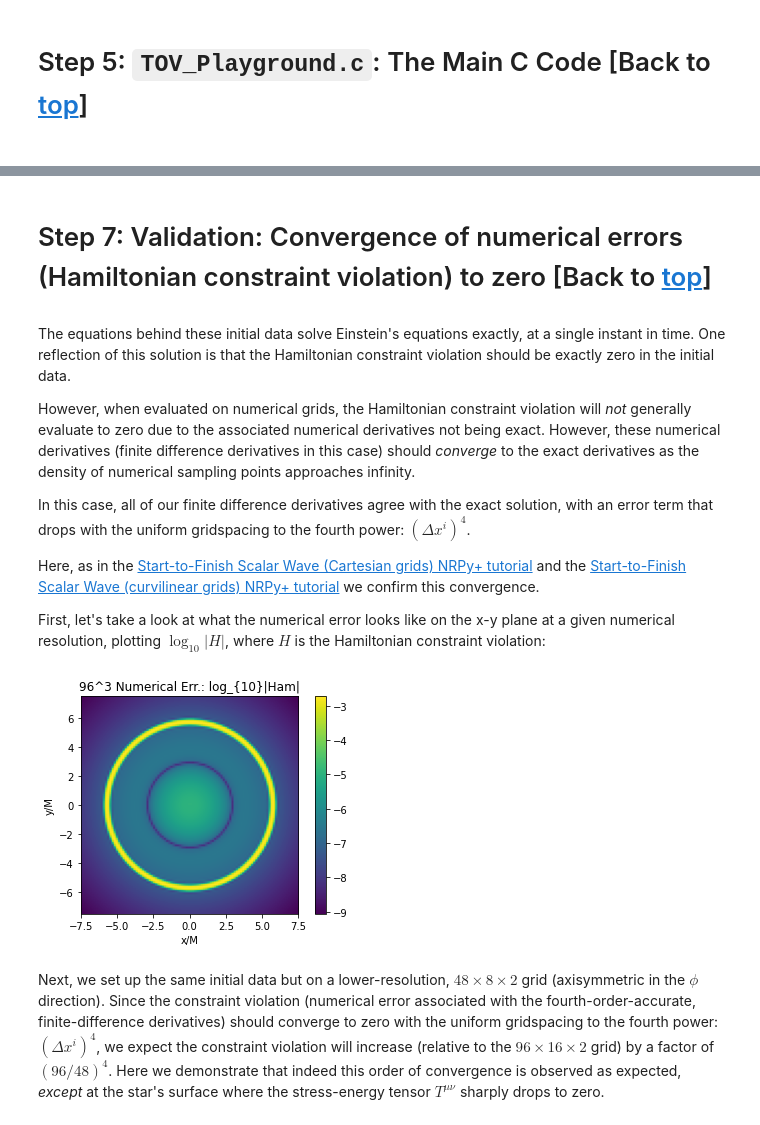
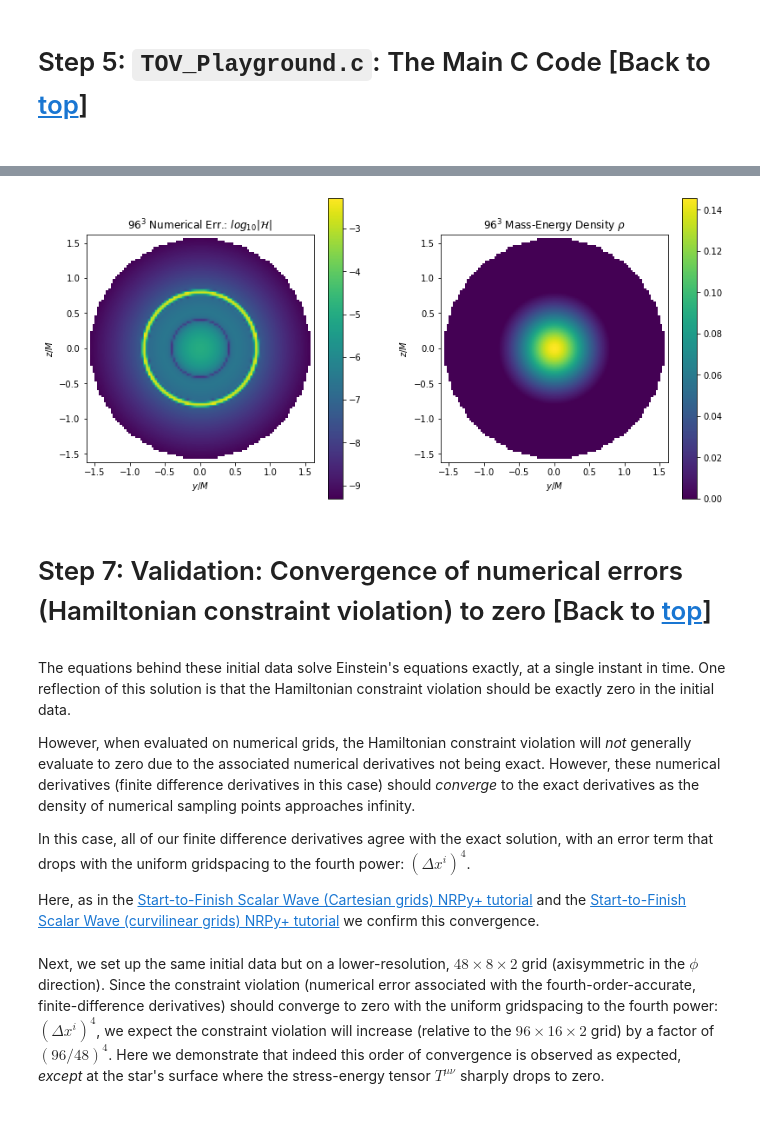
Before and after one commit to stevenrbrandt/nrpytutorial, a Jupyter notebook: in_progress/Tutorial-Start_to_Finish-BSSNCurvilinear-TOV_Initial_Data_new_way.ipynb, the cells around one changed output, grey strips where cells are left out. Saved outputs shown, nothing was run; the diff lists cells and outputs as text; code cells hidden in the pictures.

```diff
--- a/in_progress/Tutorial-Start_to_Finish-BSSNCurvilinear-TOV_Initial_Data_new_way.ipynb
+++ b/in_progress/Tutorial-Start_to_Finish-BSSNCurvilinear-TOV_Initial_Data_new_way.ipynb
@@ -190,7 +193,7 @@ else:
 
 import TOV.TOV_Solver as TOV
 M_TOV, R_Schw_TOV, R_iso_TOV = TOV.TOV_Solver(eos,
-                                              outfile="outputTOVpolytrope.txt",
+                                              outfile=os.path.join(Ccodesrootdir, "TOVdata.txt"),
                                               rho_baryon_central=rho_baryon_central,
                                               return_M_RSchw_and_Riso = True,
                                               verbose = True)
@@ -736,3 +449,42 @@ Image("BHB.png")
+# %%
+import diagnostics_generic.process_2D_data as plot2D
+xy_extent=domain_size
+# Data are in format x,y,z, CF,Ham,rho
+output_grid_x, output_grid_y, output_grid_data_Ham = \
+    plot2D.generate_uniform_2D_grid('out96.txt', 1,2,4, [-xy_extent,xy_extent], [-xy_extent,xy_extent])
+# Ham data are in column 4 --------------------------^
+output_grid_x, output_grid_y, output_grid_data_rho = \
+    plot2D.generate_uniform_2D_grid('out96.txt', 1,2,5, [-xy_extent,xy_extent], [-xy_extent,xy_extent])
+# rho data are in column 5 --------------------------^
+
+output_grid_data = []
+output_grid_data += [output_grid_data_Ham]
+output_grid_data += [output_grid_data_rho]
+# %%
+fig = plt.figure(figsize=(12, 6))
+
+axN = []  # initialize axis/plot array.
+
+
+Labels = [r"$96^3$ Numerical Err.: $log_{10}|\mathcal{H}|$",
+          r"$96^3$ Mass-Energy Density $\rho$"]
+
+for whichplot in range(2):
+    #Generate the subplot for the each constraint
+    ax = fig.add_subplot(121 + whichplot)
+    axN.append(ax) # Grid of 2x1
+
+    axN[whichplot].set_xlabel(r'$y/M$')
+    axN[whichplot].set_ylabel(r'$z/M$')
+    axN[whichplot].set_title(Labels[whichplot])
+
+    figure = plt.imshow(output_grid_data[whichplot], extent=(-xy_extent,xy_extent, -xy_extent,xy_extent))
+    cb = plt.colorbar(figure)
+
+# Adjust the spacing between plots
+plt.tight_layout(pad=4)
+# %% [output]
+[figure, added]
 # %% [markdown]
 <a id='convergence'></a>
 
@@ -746,22 +498,5 @@ However, when evaluated on numerical grids, the Hamiltonian constraint violation
 In this case, all of our finite difference derivatives agree with the exact solution, with an error term that drops with the uniform gridspacing to the fourth power: $\left(\Delta x^i\right)^4$.
 
 Here, as in the [Start-to-Finish Scalar Wave (Cartesian grids) NRPy+ tutorial](Tutorial-Start_to_Finish-ScalarWave.ipynb) and the [Start-to-Finish Scalar Wave (curvilinear grids) NRPy+ tutorial](Tutorial-Start_to_Finish-ScalarWaveCurvilinear.ipynb) we confirm this convergence.
-
-First, let's take a look at what the numerical error looks like on the x-y plane at a given numerical resolution, plotting $\log_{10}|H|$, where $H$ is the Hamiltonian constraint violation:
-# %%
-grid96 = griddata(points96, valuesHam96, (grid_x, grid_y), method='nearest')
-grid96cub = griddata(points96, valuesHam96, (grid_x, grid_y), method='cubic')
-
-# fig, ax = plt.subplots()
-
-plt.clf()
-plt.title("96^3 Numerical Err.: log_{10}|Ham|")
-plt.xlabel("x/M")
-plt.ylabel("y/M")
-
-fig96cub = plt.imshow(grid96cub.T, extent=(pl_xmin,pl_xmax, pl_ymin,pl_ymax))
-cb = plt.colorbar(fig96cub)
-# %% [output]
-[figure, removed]
 # %% [markdown]
 Next, we set up the same initial data but on a lower-resolution, $48\times 8\times 2$ grid (axisymmetric in the $\phi$ direction). Since the constraint violation (numerical error associated with the fourth-order-accurate, finite-difference derivatives) should converge to zero with the uniform gridspacing to the fourth power: $\left(\Delta x^i\right)^4$, we expect the constraint violation will increase (relative to the $96\times 16\times 2$ grid) by a factor of $\left(96/48\right)^4$. Here we demonstrate that indeed this order of convergence is observed as expected, *except* at the star's surface where the stress-energy tensor $T^{\mu\nu}$ sharply drops to zero.
```
Also changed, not shown: parts of 27 cells of this notebook, 3 other files.
